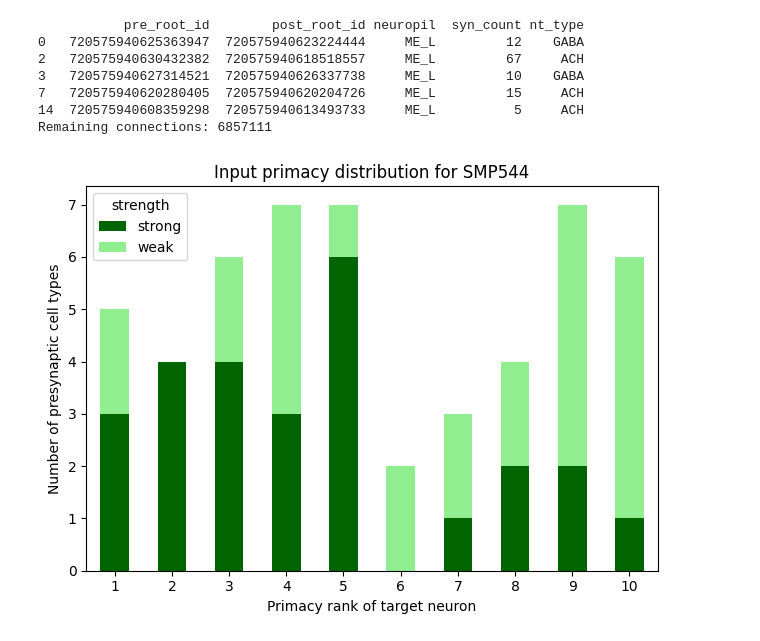
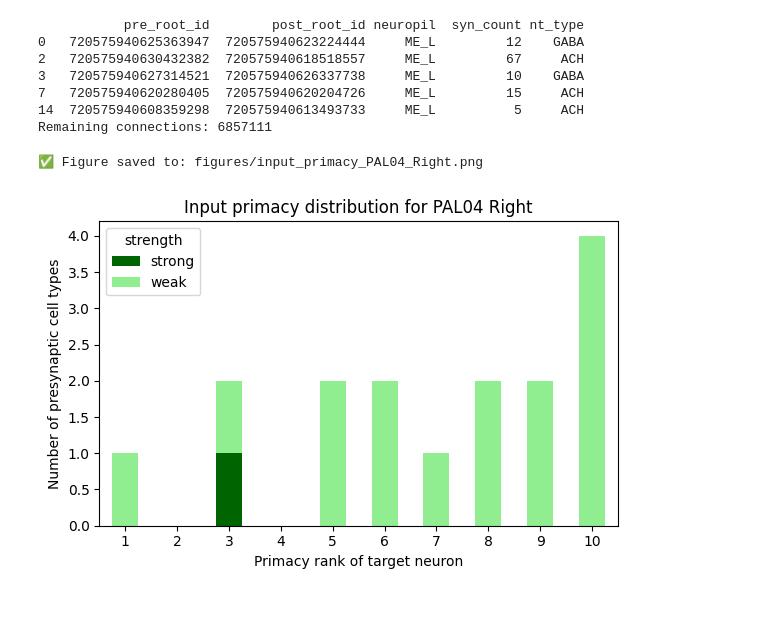
Before and after one commit to rcalfredson/flywire-connectomics, a Jupyter notebook: input_primacy.ipynb, the cells around one changed output. Saved outputs shown, nothing was run; the diff lists cells and outputs as text; code cells hidden in the pictures; blank space fills up the shorter version.

Commit message:
Ensure plots get saved to 'figures/' directory in the input primacy analysis notebook.

```diff
--- a/input_primacy.ipynb
+++ b/input_primacy.ipynb
@@ -25,10 +26,10 @@ print(f"Remaining connections: {len(connections)}")
 Remaining connections: 6857111
 # %%
 # Plotting functions
-
 def plot_primacy_distribution(df, target_label, max_rank=5):
     """
-    Stacked bar plot of primacy distribution (strong vs weak inputs).
+    Stacked bar plot of primacy distribution (strong vs weak inputs),
+    with automatic saving to 'figures/' directory.
     """
     counts = (
         df.groupby(['rank', 'strength'])
@@ -37,12 +38,29 @@ def plot_primacy_distribution(df, target_label, max_rank=5):
           .reindex(range(1, max_rank+1), fill_value=0)
     )
 
-    counts.plot(kind='bar', stacked=True, color={'strong':'darkgreen', 'weak':'lightgreen'})
+    # --- Create and style plot ---
+    ax = counts.plot(
+        kind='bar',
+        stacked=True,
+        color={'strong':'darkgreen', 'weak':'lightgreen'},
+        figsize=(6,4)
+    )
     plt.xlabel("Primacy rank of target neuron")
     plt.ylabel("Number of presynaptic cell types")
     plt.title(f"Input primacy distribution for {target_label}")
     plt.xticks(rotation=0)
     plt.tight_layout()
+
+    # --- Ensure 'figures/' directory exists ---
+    os.makedirs("figures", exist_ok=True)
+
+    # --- Build filename and save figure ---
+    safe_label = target_label.replace(" ", "_")
+    fig_path = f"figures/input_primacy_{safe_label}.png"
+    plt.savefig(fig_path, dpi=300)
+    print(f"✅ Figure saved to: {fig_path}")
+
+    # --- Display inline ---
     plt.show()
 # %%
 # Utility functions
@@ -134,17 +152,18 @@ def compute_primacy_by_type(
 
     return pd.DataFrame(primacy_records)
 # %%
-target_id = 720575940633705636
-target_label = "SMP544"
+target_id = 720575940636990064
+target_label = "PAL04 Right"
 
 primacy_df = compute_primacy_by_type(
     connections,
     target_id,
     cell_types=cell_types,
     strong_threshold=100,
     min_syn_count=threshold
 )
 
 plot_primacy_distribution(primacy_df, target_label, max_rank=10)
 # %% [output]
+✅ Figure saved to: figures/input_primacy_PAL04_Right.png
-[figure, old version]
+[figure, new version]
```
Also changed, not shown: parts of 1 cell of this notebook.
